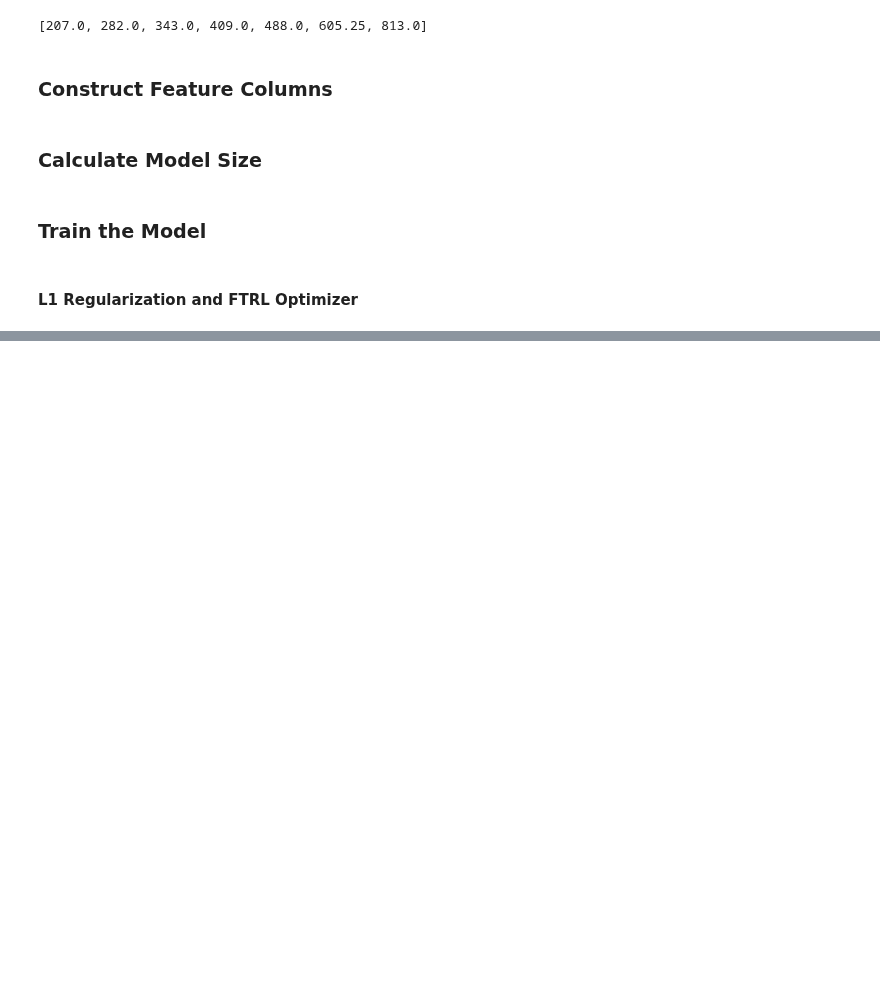
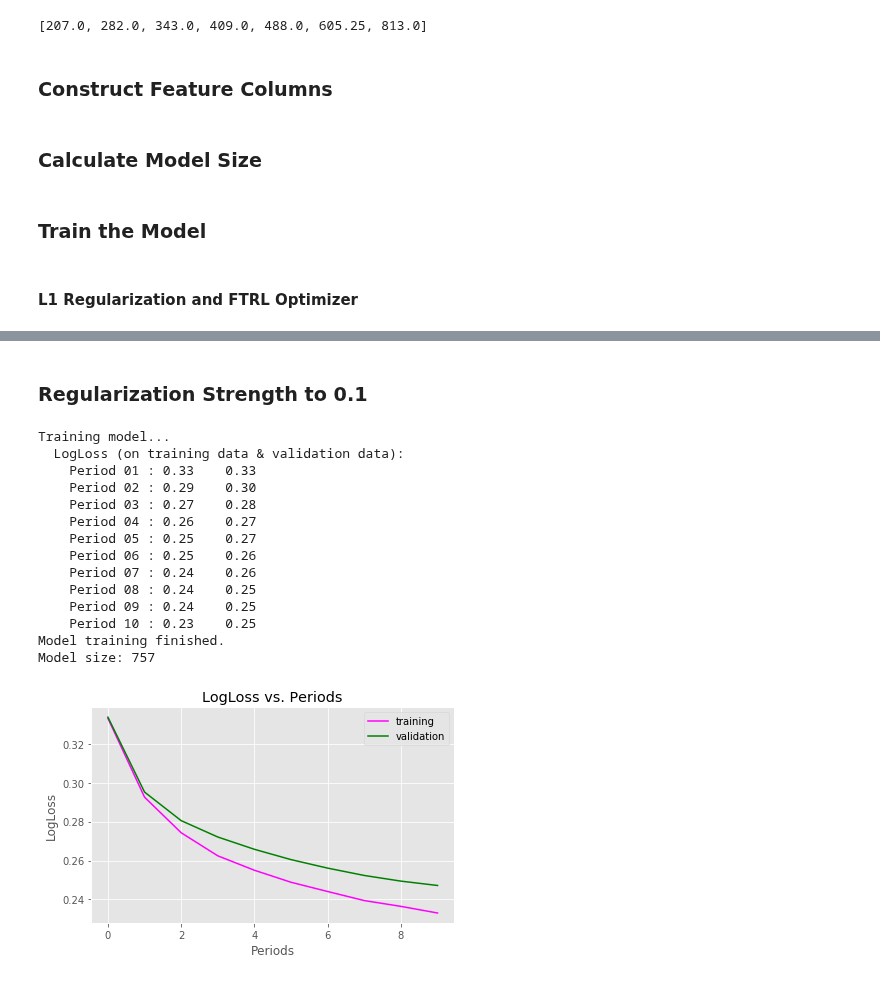
Before and after one commit to acesaif/ml_crash_course, a Jupyter notebook: l1_regularization/ml_l1_regularizarion.ipynb, the cells around one changed output, grey strips where cells are left out. Cells and saved outputs as stored; diff of their text form; code cells hidden in the pictures; blank space fills up the shorter version.

Commit message:
Regularization_strength change from 0.0 to 0.1.

```diff
--- a/l1_regularization/ml_l1_regularizarion.ipynb
+++ b/l1_regularization/ml_l1_regularizarion.ipynb
@@ -307,0 +310,31 @@ Model size: 789
+# %% [markdown]
+### Regularization Strength to 0.1
+# %%
+linear_classifier = train_linear_classifier_model(
+    learning_rate = 0.1,
+    regularization_strength = 0.1,
+    steps = 300,
+    batch_size = 100,
+    feature_columns = construct_feature_columns(),
+    training_examples = training_examples,
+    training_targets = training_targets,
+    validation_examples = validation_examples,
+    validation_targets = validation_targets
+)
+print("Model size: %s" % model_size(linear_classifier))
+# %% [output]
+Training model...
+  LogLoss (on training data & validation data):
+    Period 01 : 0.33    0.33
+    Period 02 : 0.29    0.30
+    Period 03 : 0.27    0.28
+    Period 04 : 0.26    0.27
+    Period 05 : 0.25    0.27
+    Period 06 : 0.25    0.26
+    Period 07 : 0.24    0.26
+    Period 08 : 0.24    0.25
+    Period 09 : 0.24    0.25
+    Period 10 : 0.23    0.25
+Model training finished.
+Model size: 757
+[figure, added]
```
Also changed, not shown: parts of 3 cells of this notebook.
